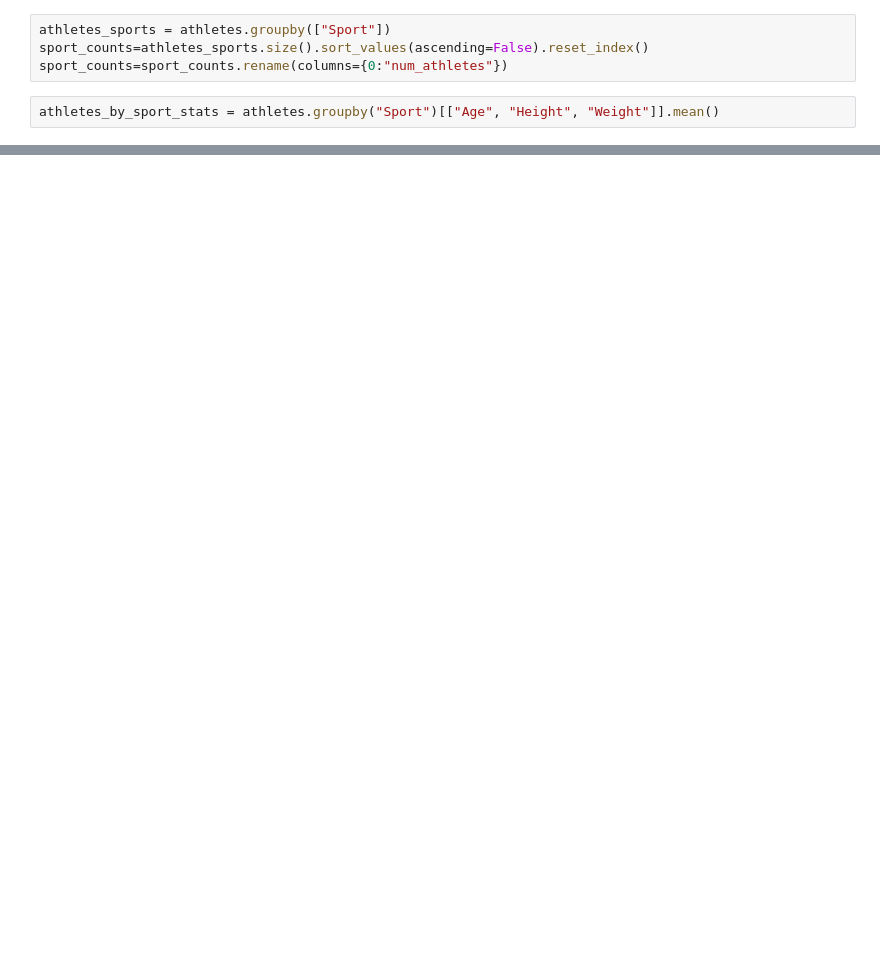
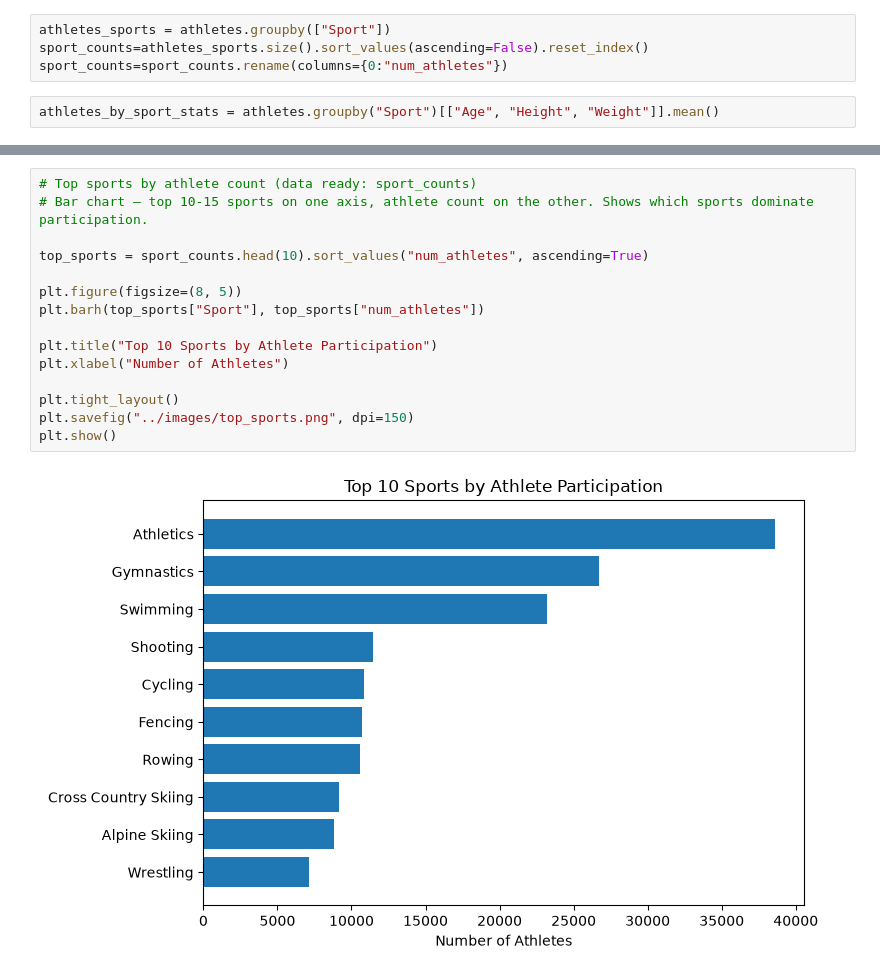
Before and after one commit to ADAM11X/olympic-games-analysis, a Jupyter notebook: notebooks/olympic_analysis.ipynb, the cells around one changed output, grey strips where cells are left out. Saved outputs shown, nothing was run; the diff lists cells and outputs as text; blank space fills up the shorter version.

```diff
--- a/notebooks/olympic_analysis.ipynb
+++ b/notebooks/olympic_analysis.ipynb
@@ -23,0 +84,17 @@ athletes_by_sport_stats = athletes.groupby("Sport")[["Age", "Height", "Weight"]]
+# %%
+# Top sports by athlete count (data ready: sport_counts)
+# Bar chart — top 10-15 sports on one axis, athlete count on the other. Shows which sports dominate participation.
+
+top_sports = sport_counts.head(10).sort_values("num_athletes", ascending=True)
+
+plt.figure(figsize=(8, 5))
+plt.barh(top_sports["Sport"], top_sports["num_athletes"])
+
+plt.title("Top 10 Sports by Athlete Participation")
+plt.xlabel("Number of Athletes")
+
+plt.tight_layout()
+plt.savefig("../images/top_sports.png", dpi=150)
+plt.show()
+# %% [output]
+[figure, added]
```
Also changed, not shown: parts of 6 cells of this notebook, 4 other files.
